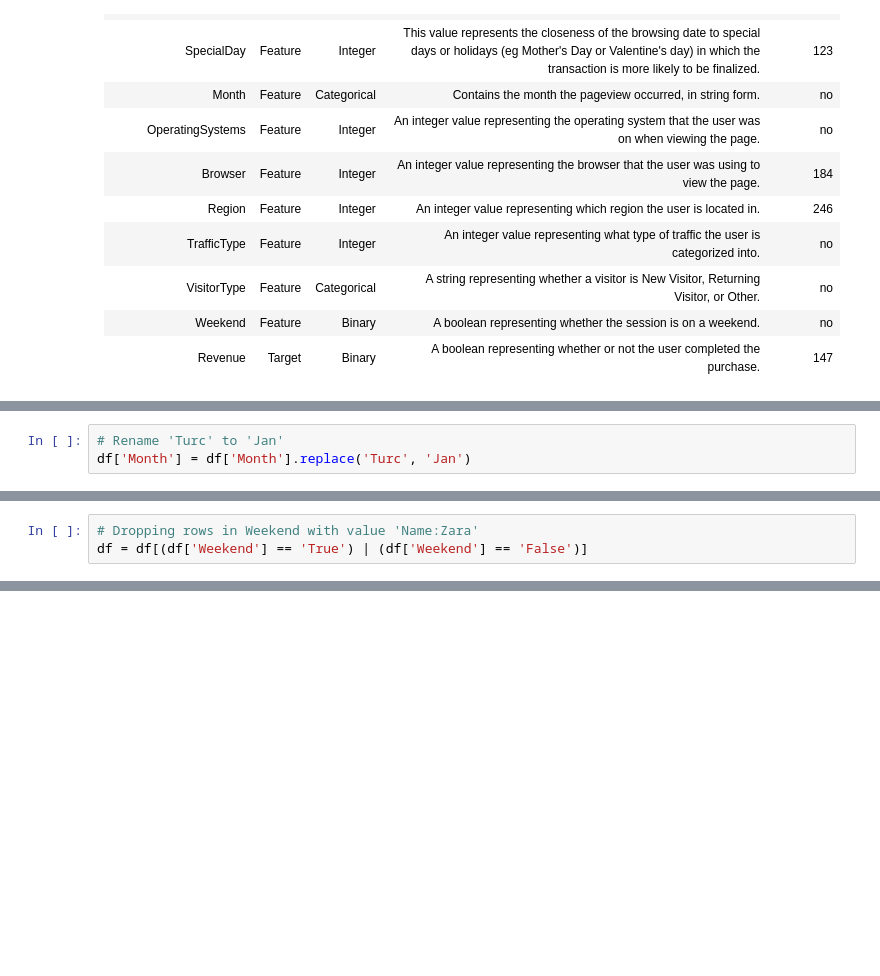
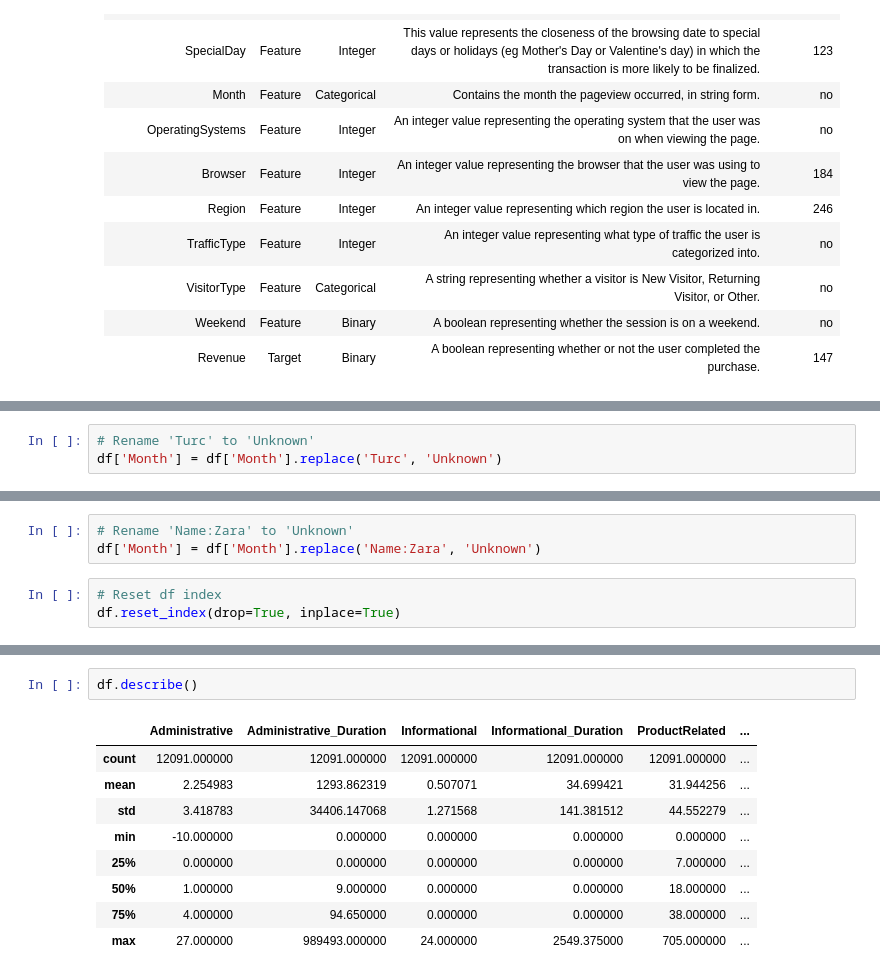
Before and after one commit to FutureGoose/ecommerce_purchase_prediction, a Jupyter notebook: gustaf_boden_ml_projekt.ipynb, the cells around one changed output, grey strips where cells are left out. Drawn from its saved outputs; the diff is of its cells as text; blank space fills up the shorter version.

```diff
--- a/gustaf_boden_ml_projekt.ipynb
+++ b/gustaf_boden_ml_projekt.ipynb
@@ -185,3 +188,3 @@ Month "Sept" count: 89
 # %%
-# Rename 'Turc' to 'Jan'
-df['Month'] = df['Month'].replace('Turc', 'Jan')
+# Rename 'Turc' to 'Unknown'
+df['Month'] = df['Month'].replace('Turc', 'Unknown')
@@ -198,3 +210,6 @@ Name: Weekend, dtype: int64
-# %%
-# Dropping rows in Weekend with value 'Name:Zara'
-df = df[(df['Weekend'] == 'True') | (df['Weekend'] == 'False')]
+# %%
+# Rename 'Name:Zara' to 'Unknown'
+df['Month'] = df['Month'].replace('Name:Zara', 'Unknown')
+# %%
+# Reset df index
+df.reset_index(drop=True, inplace=True)
@@ -200,0 +221,12 @@ df = df[(df['Weekend'] == 'True') | (df['Weekend'] == 'False')]
+# %%
+df.describe()
+# %% [output]
+|  | Administrative | Administrative_Duration | Informational | Informational_Duration | ProductRelated | ... |
+| count | 12091.000000 | 12091.000000 | 12091.000000 | 12091.000000 | 12091.000000 | ... |
+| mean | 2.254983 | 1293.862319 | 0.507071 | 34.699421 | 31.944256 | ... |
+| std | 3.418783 | 34406.147068 | 1.271568 | 141.381512 | 44.552279 | ... |
+| min | -10.000000 | 0.000000 | 0.000000 | 0.000000 | 0.000000 | ... |
+| 25% | 0.000000 | 0.000000 | 0.000000 | 0.000000 | 7.000000 | ... |
+| 50% | 1.000000 | 9.000000 | 0.000000 | 0.000000 | 18.000000 | ... |
+| 75% | 4.000000 | 94.650000 | 0.000000 | 0.000000 | 38.000000 | ... |
+| max | 27.000000 | 989493.000000 | 24.000000 | 2549.375000 | 705.000000 | ... |
```
Also changed, not shown: parts of 28 cells of this notebook, 1 other file.
